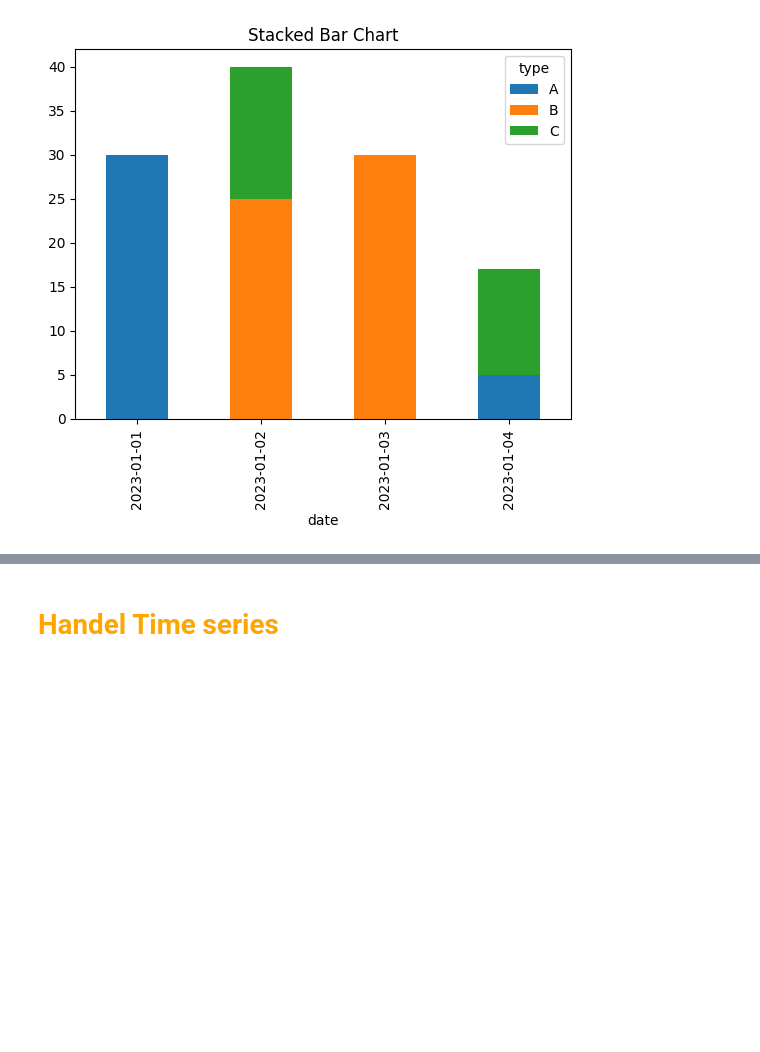
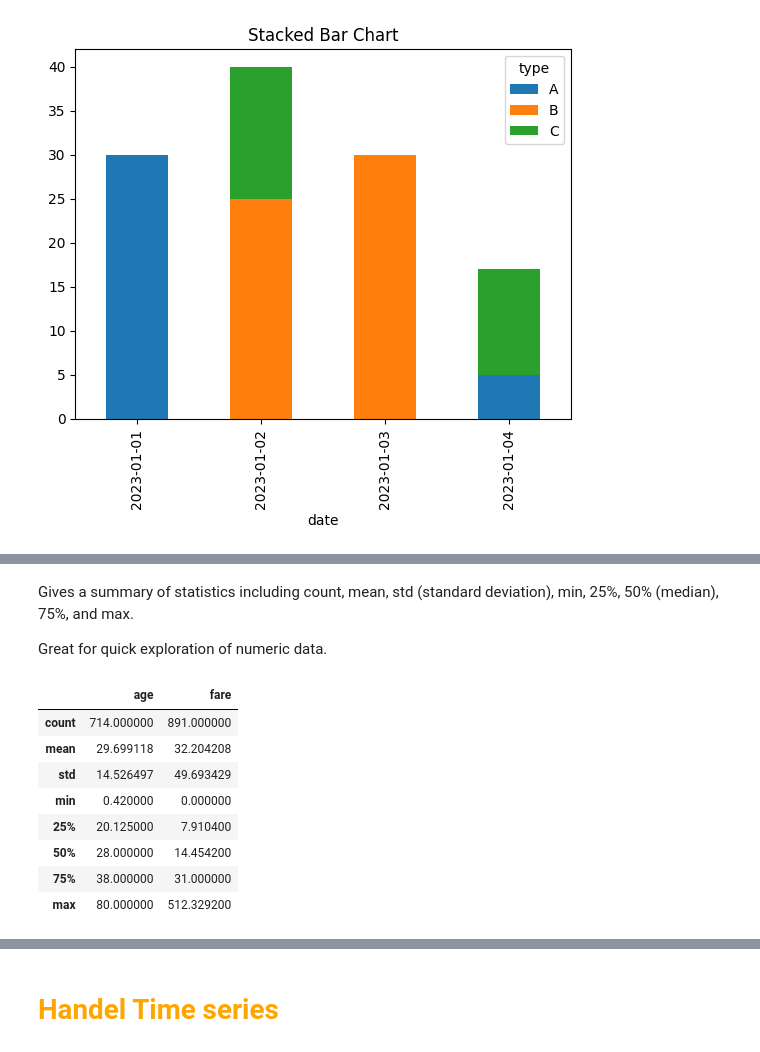
Before and after one commit to BabakDavarmanesh/Learning_MachineLearning, a Jupyter notebook: Learning_Pandas.ipynb, the cells around one changed output, grey strips where cells are left out. Saved outputs shown, nothing was run; the diff lists cells and outputs as text; code cells hidden in the pictures; blank space fills up the shorter version.

```diff
--- a/Learning_Pandas.ipynb
+++ b/Learning_Pandas.ipynb
@@ -776,0 +860,16 @@ df_stackbar.groupby(["date","type"]).sum().unstack().plot(kind="bar", title="Sta
+# %% [markdown]
+Gives a summary of statistics including count, mean, std (standard deviation), min, 25%, 50% (median), 75%, and max.
+
+Great for quick exploration of numeric data.
+# %%
+titanic_df[['age','fare']].describe()
+# %% [output]
+|  | age | fare |
+| count | 714.000000 | 891.000000 |
+| mean | 29.699118 | 32.204208 |
+| std | 14.526497 | 49.693429 |
+| min | 0.420000 | 0.000000 |
+| 25% | 20.125000 | 7.910400 |
+| 50% | 28.000000 | 14.454200 |
+| 75% | 38.000000 | 31.000000 |
+| max | 80.000000 | 512.329200 |
```
Also changed, not shown: parts of 24 cells of this notebook.
